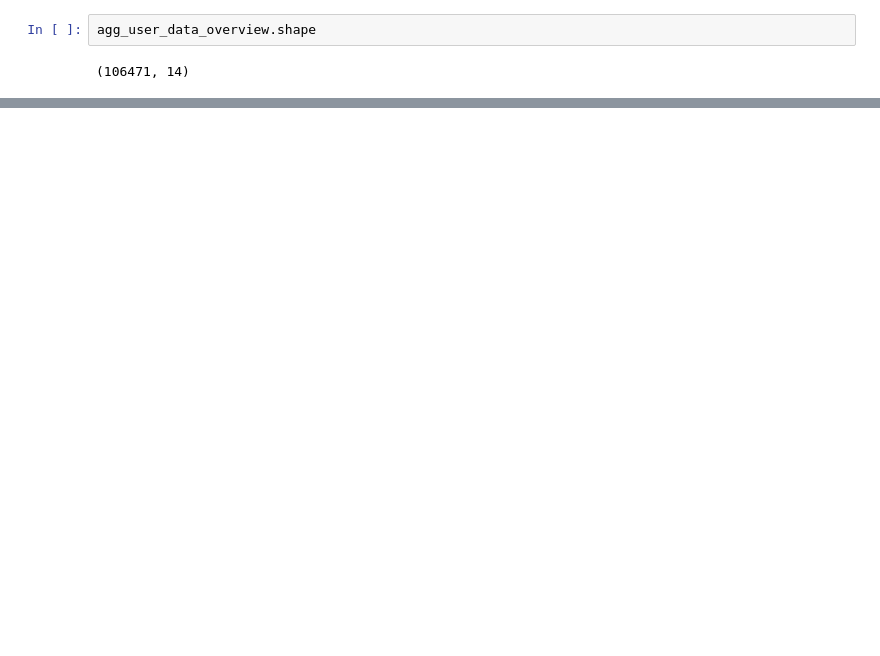
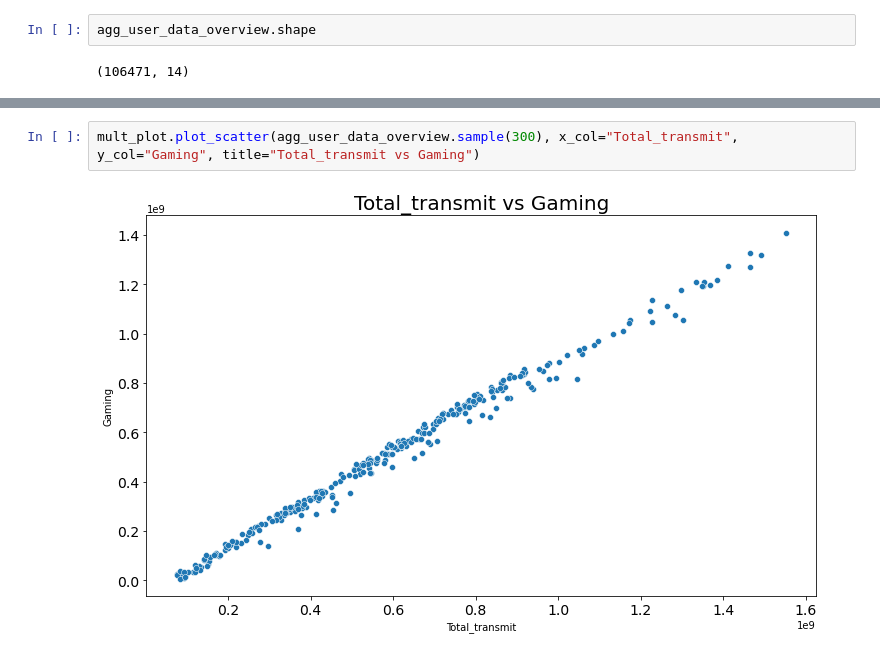
Before and after one commit to dawitasmeroatinafu/DA, a Jupyter notebook: notebooks/User_overview_analysis.ipynb, the cells around one changed output, grey strips where cells are left out. Cells and saved outputs as stored; diff of their text form; blank space fills up the shorter version.

```diff
--- a/notebooks/User_overview_analysis.ipynb
+++ b/notebooks/User_overview_analysis.ipynb
@@ -330,0 +345,4 @@ NameError: name 'plot' is not defined
+# %%
+mult_plot.plot_scatter(agg_user_data_overview.sample(300), x_col="Total_transmit", y_col="Gaming", title="Total_transmit vs Gaming")
+# %% [output]
+[figure, added]
```
Also changed, not shown: parts of 38 cells of this notebook.
